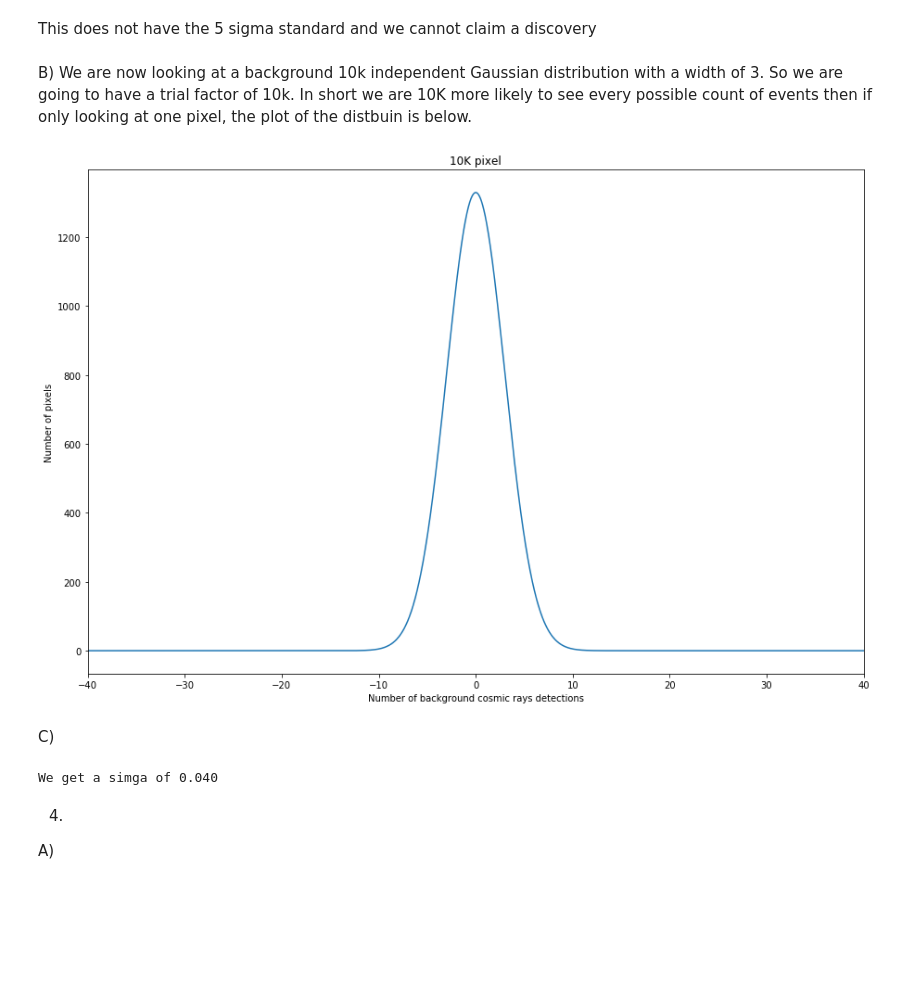
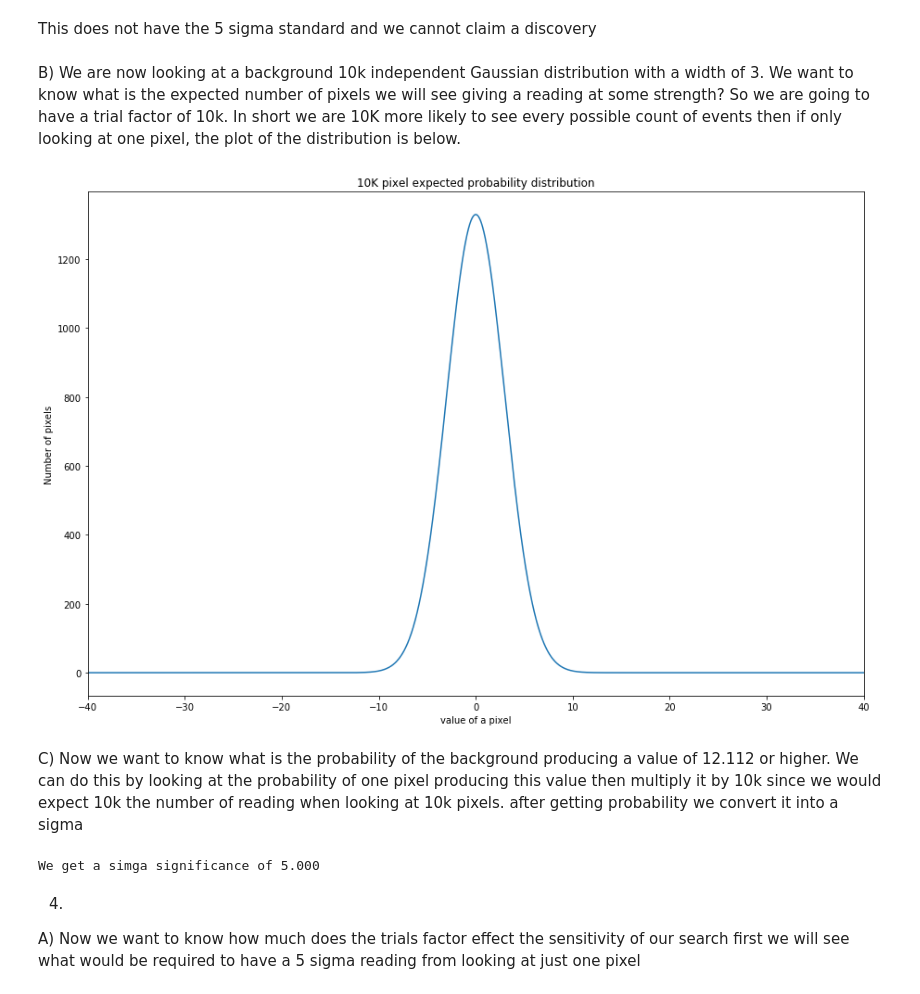
Before and after one commit to GammasBox/phys434Lab, a Jupyter notebook: Lab#2.ipynb, the cells around one changed output. Saved outputs shown, nothing was run; the diff lists cells and outputs as text; code cells hidden in the pictures; blank space fills up the shorter version.

```diff
--- a/Lab#2.ipynb
+++ b/Lab#2.ipynb
@@ -270,28 +270,28 @@ We get a simga of 4.037
 # %% [markdown]
 This does not have the 5 sigma standard and we cannot claim a discovery
 # %% [markdown]
-B) We are now looking at a background 10k independent Gaussian distribution with a width of 3. So we are going to have a trial factor of 10k. In short we are 10K more likely to see every possible count of events then if only looking at one pixel, the plot of the distbuin is below.
+B) We are now looking at a background 10k independent Gaussian distribution with a width of 3. We want to know what is the expected number of pixels we will see giving a reading at some strength? So we are going to have a trial factor of 10k. In short we are 10K more likely to see every possible count of events then if only looking at one pixel, the plot of the distribution is below.
 # %%
 plt.plot(x,Backgound*10000)
-plt.xlabel('Number of background cosmic rays detections')
+plt.xlabel('value of a pixel')
 plt.ylabel('Number of pixels')
-plt.title('10K pixel')
+plt.title('10K pixel expected probability distribution')
 #plt.legend()
 #plt.yscale('log')
 plt.xlim([-40,40])
 plt.show()
 # %% [output]
-[figure, old version]
+[figure, new version]
-# %% [markdown]
-C)
+# %% [markdown]
+C)
+Now we want to know what is the probability of the background producing a value of 12.112 or higher. We can do this by looking at the probability of one pixel producing this value then multiply it by 10k since we would expect 10k the number of reading when looking at 10k pixels. after getting probability we convert it into a sigma
 # %%
-p = scipy.stats.norm.cdf(12.112, loc=0, scale=300)
-p
-print('We get a simga of {0:1.3f}'.format(stats.norm.ppf(p)))
+p = (1-scipy.stats.norm.cdf(19.652, loc=0, scale=3))*10000
+print('We get a simga significance of {0:1.3f}'.format(stats.norm.ppf(1-p)))
 # %% [output]
-We get a simga of 0.040
+We get a simga significance of 5.000
-# %% [markdown]
-4.
-A)
+# %% [markdown]
+4.
+A) Now we want to know how much does the trials factor effect the sensitivity of our search first we will see what would be required to have a 5 sigma reading from looking at just one pixel
 # %%
 p = stats.norm.cdf(5)
```
Also changed, not shown: parts of 16 cells of this notebook.
